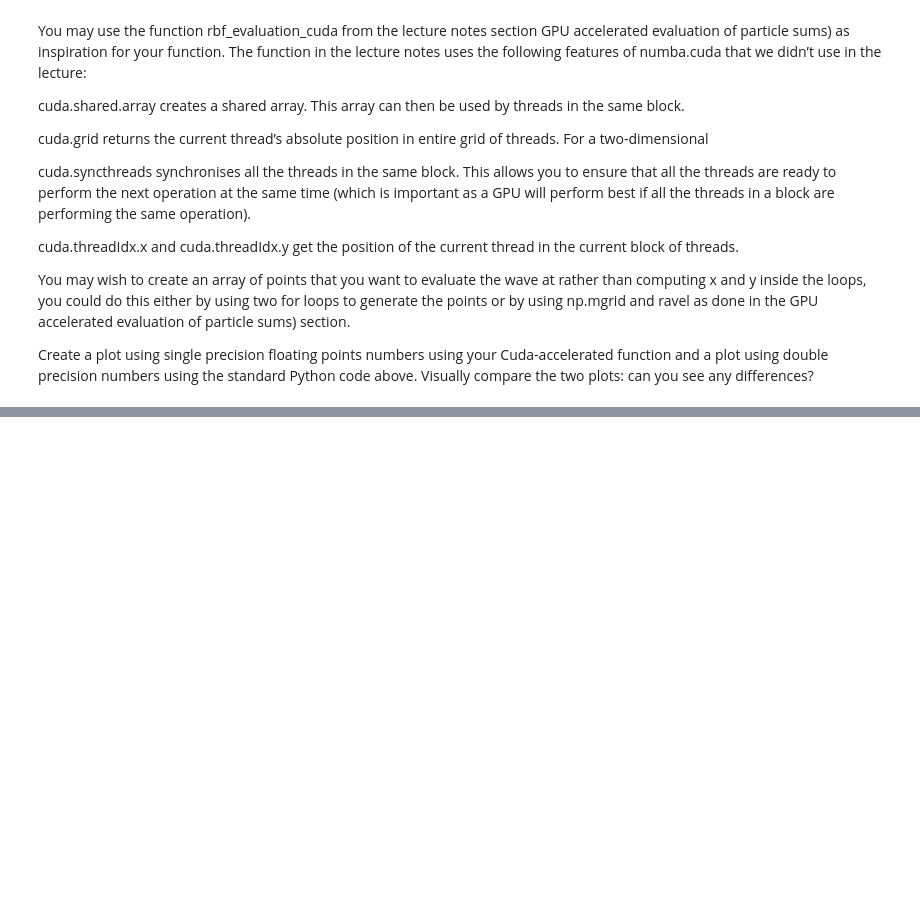
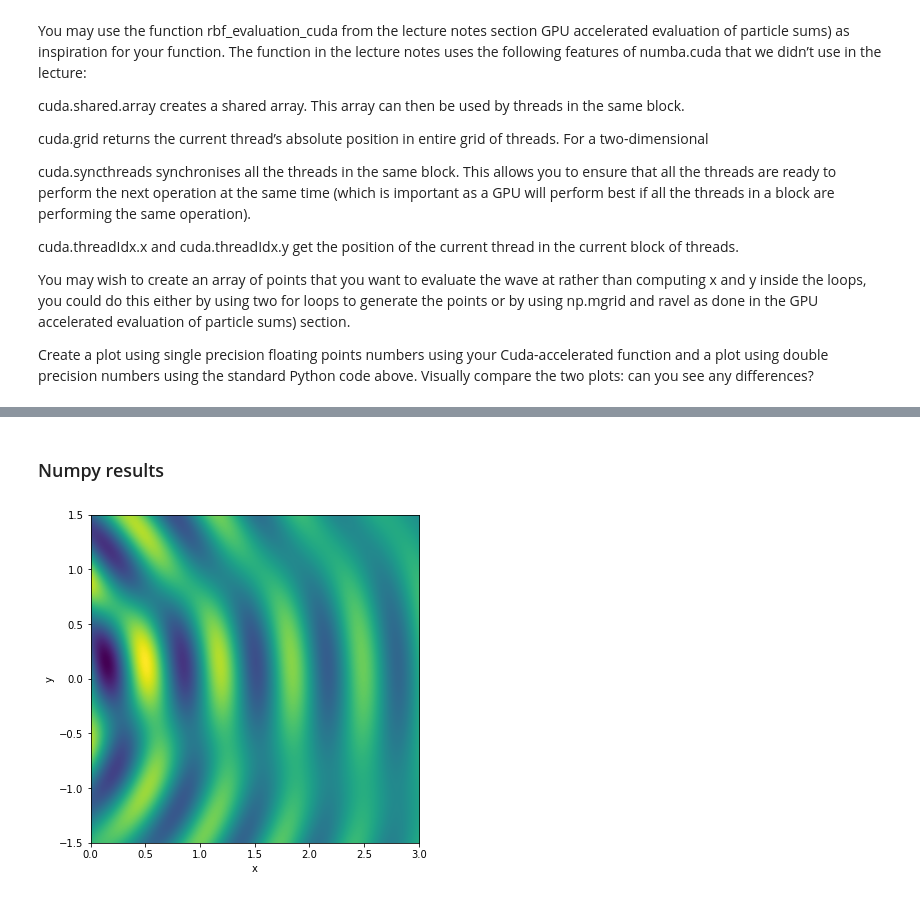
Before and after one commit to jhenderson0/HPC, a Jupyter notebook: Lesson 3/Lesson_3.ipynb, the cells around one changed output, grey strips where cells are left out. Cells and saved outputs as stored; diff of their text form; code cells hidden in the pictures; blank space fills up the shorter version.

```diff
--- a/Lesson 3/Lesson_3.ipynb
+++ b/Lesson 3/Lesson_3.ipynb
@@ -333,0 +338,7 @@ visualize(result, npoints, xmin = 0, xmax = 3, ymin = -1.5, ymax = 1.5)
+# %% [markdown]
+### Numpy results
+# %%
+result = egf(sources, targets, magnitudes)
+visualize(result, npoints, xmin = 0, xmax = 3, ymin = -1.5, ymax = 1.5)
+# %% [output]
+[figure, added]
```
Also changed, not shown: parts of 8 cells of this notebook.
